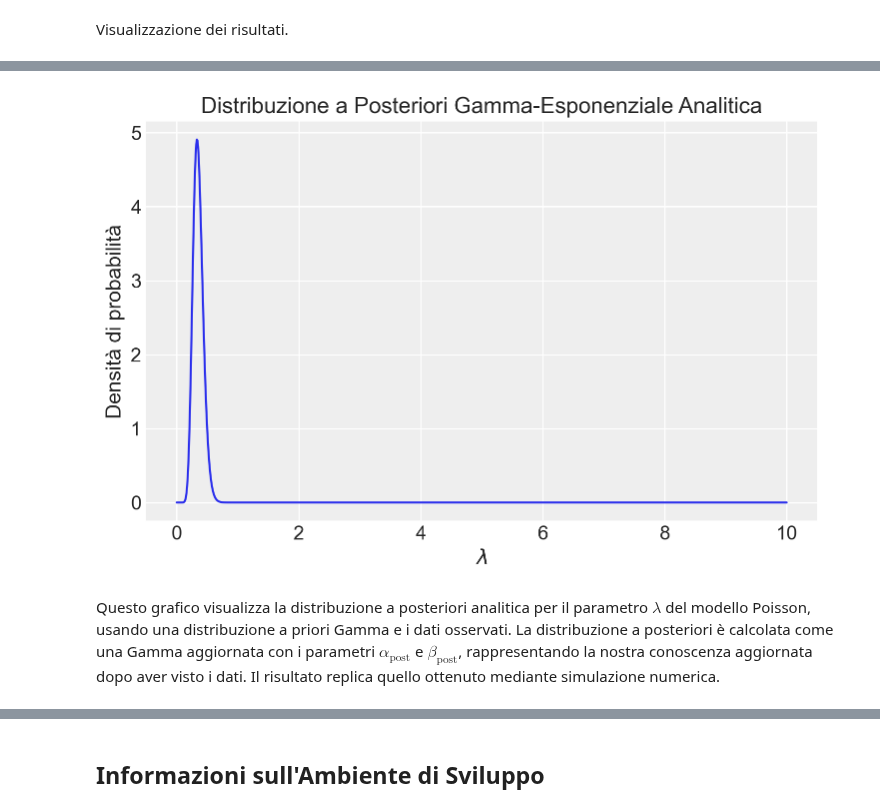
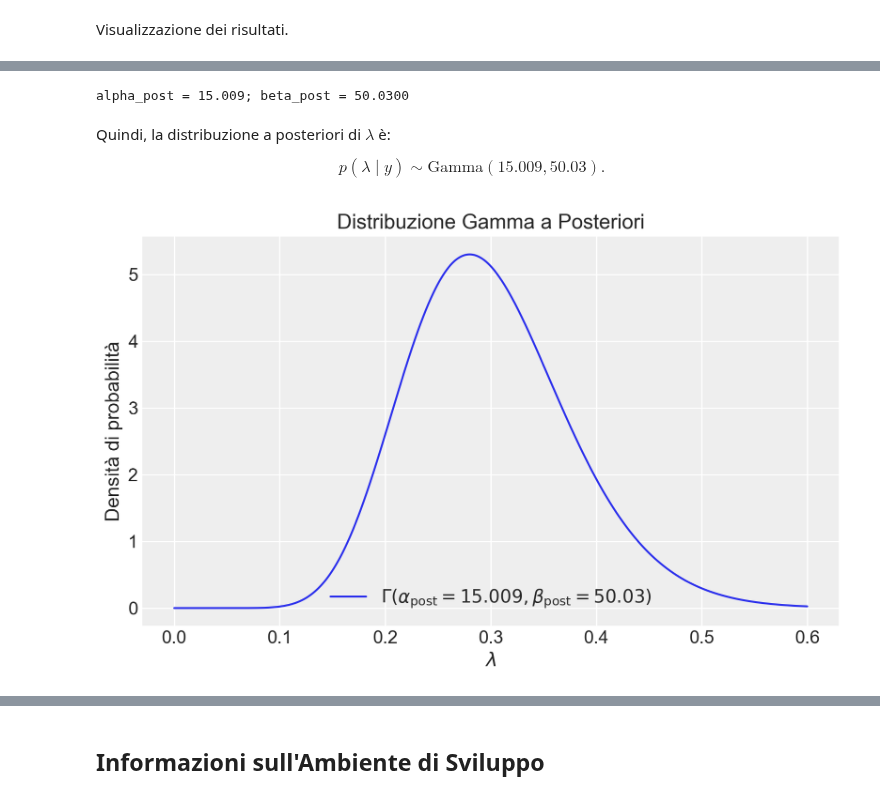
Before and after one commit to ccaudek/psicometria, a Jupyter notebook: chapters/bayesian_inference/08_exponential_model.ipynb, the cells around one changed output, grey strips where cells are left out. Drawn from its saved outputs; the diff is of its cells as text; code cells hidden in the pictures.

```diff
--- a/chapters/bayesian_inference/08_exponential_model.ipynb
+++ b/chapters/bayesian_inference/08_exponential_model.ipynb
@@ -230,24 +302,42 @@ $$
 $$
 
 Utilizzando i parametri aggiornati, rappresentiamo graficamente la distribuzione a posteriori.
+# %%
+# Aggiornamento dei parametri per la distribuzione a posteriori
+alpha_post = alpha_prior + len(y)
+beta_post = beta_prior + np.sum(y)
+
+print(f"alpha_post = {alpha_post}; beta_post = {beta_post:.4f}")
+# %% [output]
+alpha_post = 15.009; beta_post = 50.0300
+# %% [markdown]
+Quindi, la distribuzione a posteriori di $\lambda$ è:
+
+$$
+p(\lambda \mid y) \sim \text{Gamma}(15.009, 50.03).
+$$
 # %%
-# Aggiornamento dei parametri per la distribuzione a posteriori
-alpha_post = alpha_prior + len(y)
-beta_post = beta_prior + np.sum(y)
+# Parametri della distribuzione Gamma a posteriori
+alpha_post = 15.009
+beta_post = 50.03
 
-# Griglia per il parametro lambda
-lambda_grid = np.linspace(0, 10, 1000)
+# Griglia di valori di lambda per il plot
+lambda_grid = np.linspace(0, 0.6, 1000)
 
-# Calcolo della distribuzione a posteriori analitica sulla griglia
-posterior_analytic = stats.gamma.pdf(lambda_grid, a=alpha_post, scale=1 / beta_post)
+# Calcolo della distribuzione Gamma a posteriori
+posterior_pdf = stats.gamma.pdf(lambda_grid, a=alpha_post, scale=1 / beta_post)
 
-# Plot della distribuzione a posteriori analitica
-plt.plot(lambda_grid, posterior_analytic)
-plt.title("Distribuzione a Posteriori Gamma-Esponenziale Analitica")
-plt.xlabel("$\lambda$")
+# Plot della distribuzione a posteriori
+plt.figure(figsize=(8, 5))
+plt.plot(
+    lambda_grid,
+    posterior_pdf,
+    label=r"$\Gamma(\alpha_{\text{post}}=15.009, \beta_{\text{post}} = 50.03)$",
+)
+plt.xlabel(r"$\lambda$")
 plt.ylabel("Densità di probabilità")
+plt.title("Distribuzione Gamma a Posteriori")
+plt.legend()
 plt.show()
 # %% [output]
-[figure, old version]
+[figure, new version]
-# %% [markdown]
-Questo grafico visualizza la distribuzione a posteriori analitica per il parametro $\lambda$ del modello Poisson, usando una distribuzione a priori Gamma e i dati osservati. La distribuzione a posteriori è calcolata come una Gamma aggiornata con i parametri $\alpha_{\text{post}}$ e $\beta_{\text{post}}$, rappresentando la nostra conoscenza aggiornata dopo aver visto i dati. Il risultato replica quello ottenuto mediante simulazione numerica.
```
Also changed, not shown: parts of 19 cells of this notebook, 13 other files.
